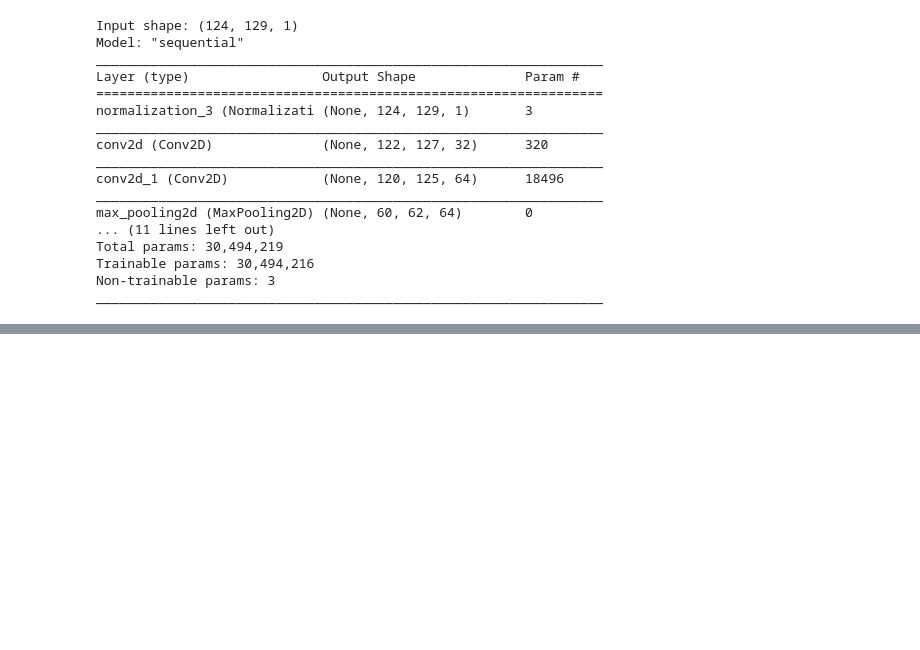
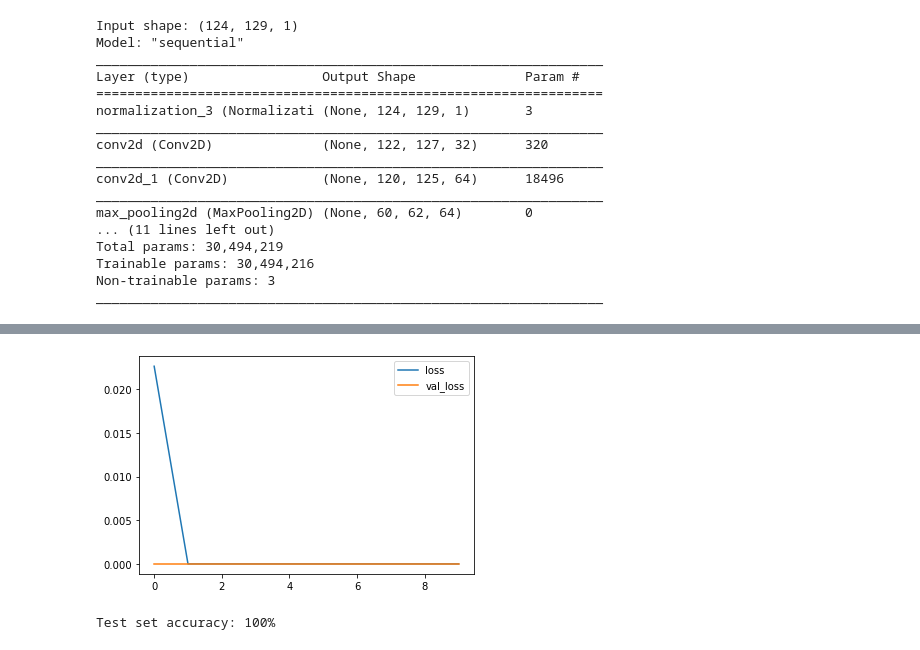
Before and after one commit to Elias-Giannakidis/Sound-recognition-tensorflow-tutorial, a Jupyter notebook: Tutorial1.ipynb, the cells around one changed output, grey strips where cells are left out. Cells and saved outputs as stored; diff of their text form; code cells hidden in the pictures; blank space fills up the shorter version.

```diff
--- a/Tutorial1.ipynb
+++ b/Tutorial1.ipynb
@@ -253,0 +263,7 @@ Epoch 4/10
+# %%
+metrics = history.history
+plt.plot(history.epoch, metrics['loss'], metrics['val_loss'])
+plt.legend(['loss', 'val_loss'])
+plt.show()
+# %% [output]
+[figure, added]
@@ -253,0 +280,8 @@ Epoch 4/10
+# %%
+y_pred = np.argmax(model.predict(test_audio), axis=1)
+y_true = test_labels
+
+test_acc = sum(y_pred == y_true) / len(y_true)
+print(f'Test set accuracy: {test_acc:.0%}')
+# %% [output]
+Test set accuracy: 100%
```
Also changed, not shown: parts of 5 cells of this notebook.
